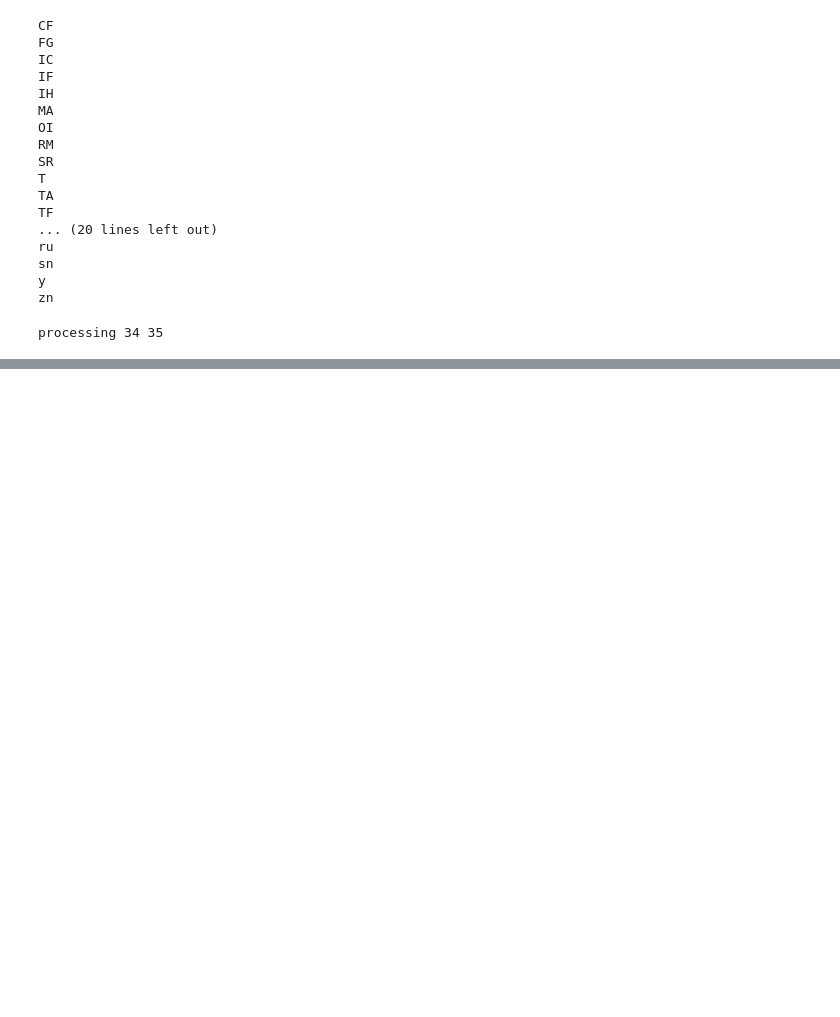
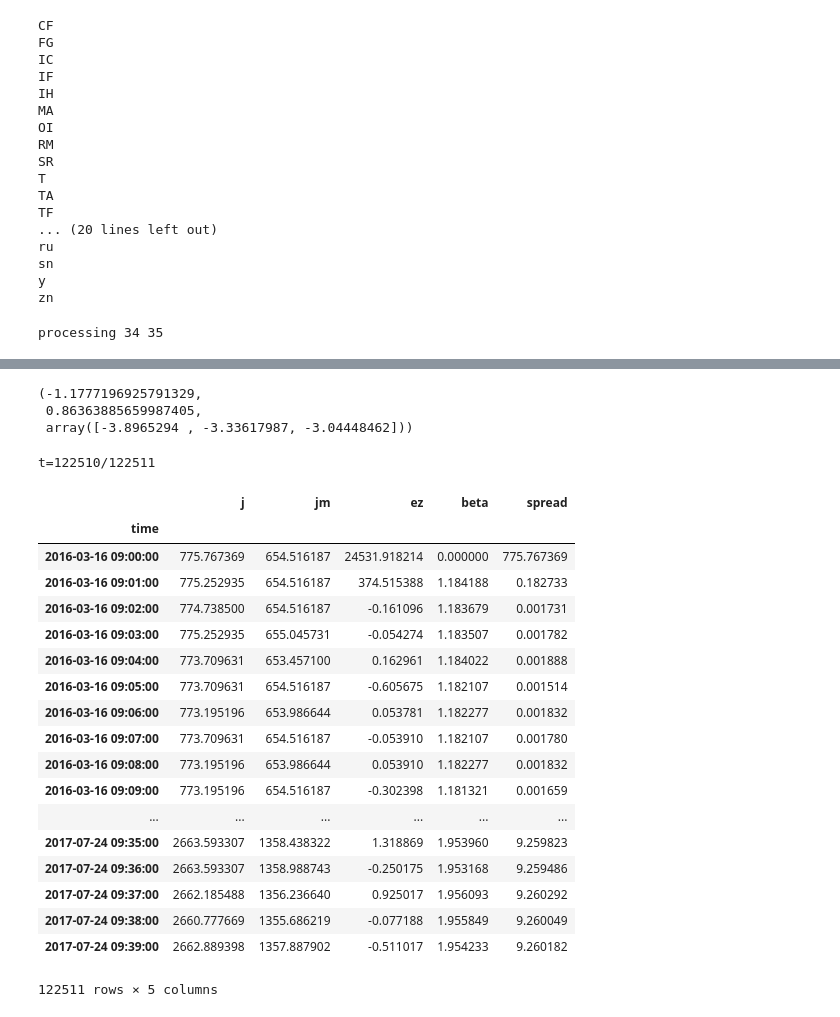
Before and after one commit to jimidovich/ML, a Jupyter notebook: kalman_manip.ipynb, the cells around one changed output, grey strips where cells are left out. Cells and saved outputs as stored; diff of their text form; code cells hidden in the pictures; blank space fills up the shorter version.

```diff
--- a/kalman_manip.ipynb
+++ b/kalman_manip.ipynb
@@ -33,3 +33,8 @@ df = data[-100000:]
 pairs, scores, pvalues, hursts, lens, zscores = coint_matrix(df)
 # %% [output]
 processing 34 35
+# %%
+xy = pd.concat([df['j'], df['jm']], axis=1)
+# %%
+xy = xy.dropna()
+xy.head()
@@ -36,3 +49,32 @@ processing 34 35
+# %%
+coint(xy.iloc[:,0], xy.iloc[:,1])
+# %% [output]
+(-1.1777196925791329,
+ 0.86363885659987405,
+ array([-3.8965294 , -3.33617987, -3.04448462]))
+# %%
+kalman_signal(xy['j'], xy['jm'])
+# %% [output]
+t=122510/122511
+|  | j | jm | ez | beta | spread |
+| time |  |  |  |  |  |
+| 2016-03-16 09:00:00 | 775.767369 | 654.516187 | 24531.918214 | 0.000000 | 775.767369 |
+| 2016-03-16 09:01:00 | 775.252935 | 654.516187 | 374.515388 | 1.184188 | 0.182733 |
+| 2016-03-16 09:02:00 | 774.738500 | 654.516187 | -0.161096 | 1.183679 | 0.001731 |
+| 2016-03-16 09:03:00 | 775.252935 | 655.045731 | -0.054274 | 1.183507 | 0.001782 |
+| 2016-03-16 09:04:00 | 773.709631 | 653.457100 | 0.162961 | 1.184022 | 0.001888 |
+| 2016-03-16 09:05:00 | 773.709631 | 654.516187 | -0.605675 | 1.182107 | 0.001514 |
+| 2016-03-16 09:06:00 | 773.195196 | 653.986644 | 0.053781 | 1.182277 | 0.001832 |
+| 2016-03-16 09:07:00 | 773.709631 | 654.516187 | -0.053910 | 1.182107 | 0.001780 |
+| 2016-03-16 09:08:00 | 773.195196 | 653.986644 | 0.053910 | 1.182277 | 0.001832 |
+| 2016-03-16 09:09:00 | 773.195196 | 654.516187 | -0.302398 | 1.181321 | 0.001659 |
+| ... | ... | ... | ... | ... | ... |
+| 2017-07-24 09:35:00 | 2663.593307 | 1358.438322 | 1.318869 | 1.953960 | 9.259823 |
+| 2017-07-24 09:36:00 | 2663.593307 | 1358.988743 | -0.250175 | 1.953168 | 9.259486 |
+| 2017-07-24 09:37:00 | 2662.185488 | 1356.236640 | 0.925017 | 1.956093 | 9.260292 |
+| 2017-07-24 09:38:00 | 2660.777669 | 1355.686219 | -0.077188 | 1.955849 | 9.260049 |
+| 2017-07-24 09:39:00 | 2662.889398 | 1357.887902 | -0.511017 | 1.954233 | 9.260182 |
+122511 rows × 5 columns
 # %%
 pairs
 # %% [output]
```
Also changed, not shown: parts of 17 cells of this notebook, 26 other files.
